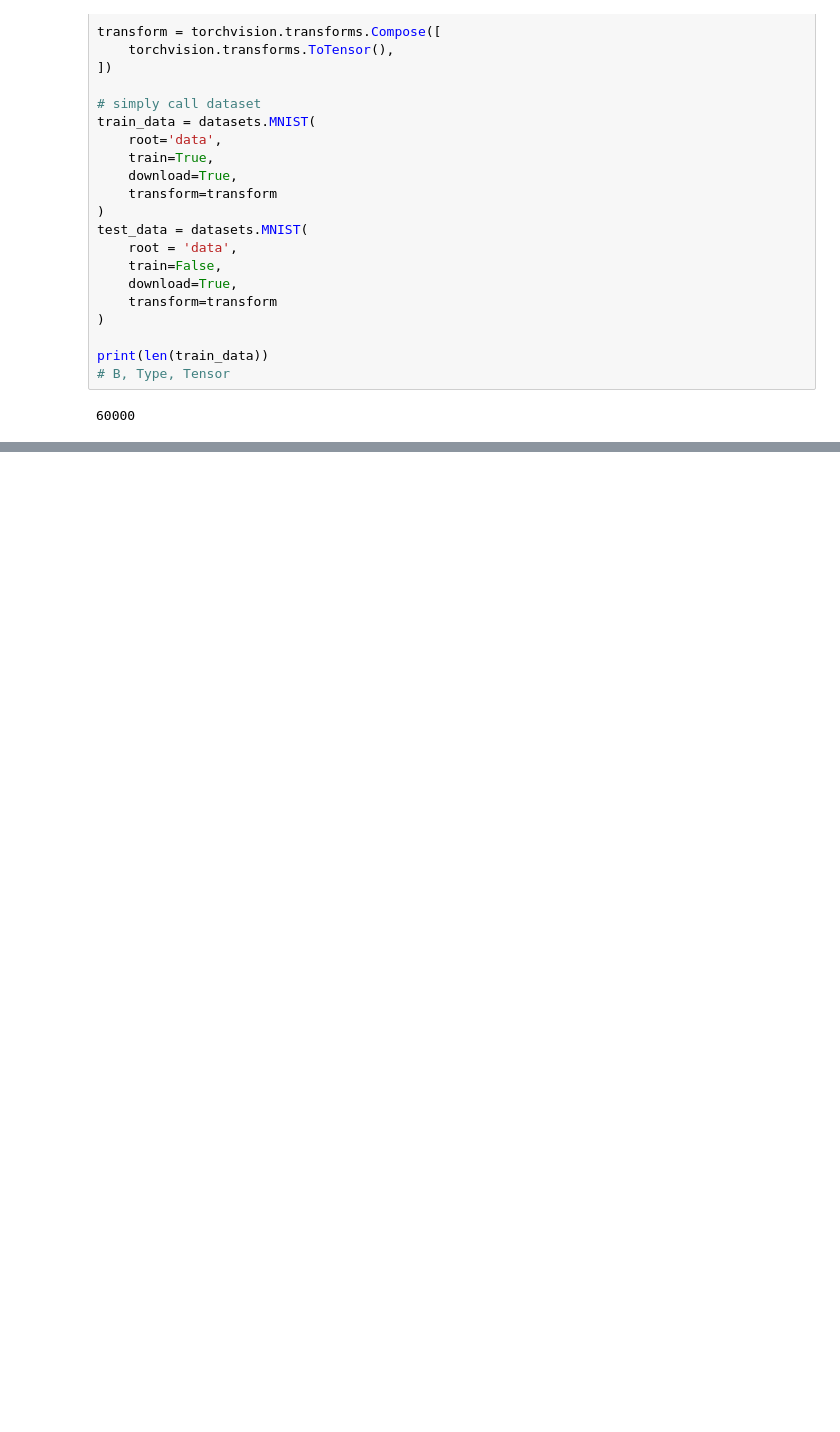
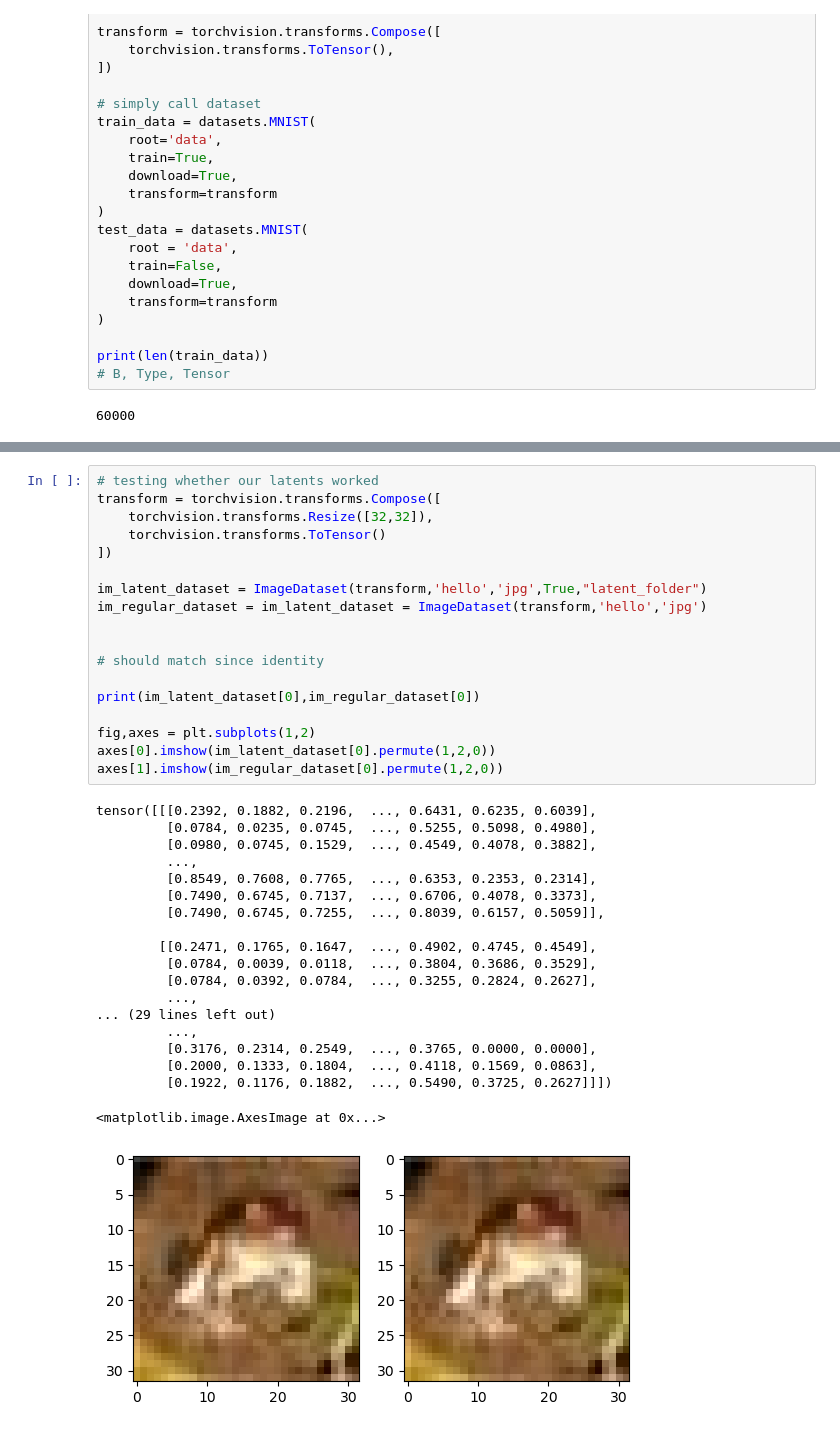
Before and after one commit to chuckles201/ResearchCyclePipe, a Jupyter notebook: examples.ipynb, the cells around one changed output, grey strips where cells are left out. Saved outputs shown, nothing was run; the diff lists cells and outputs as text; blank space fills up the shorter version.

```diff
--- a/examples.ipynb
+++ b/examples.ipynb
@@ -169,0 +207,38 @@ Model-Assigned:  tensor(0.9999, device='cuda:0', grad_fn=<SelectBackward0>)
+# %%
+# testing whether our latents worked
+transform = torchvision.transforms.Compose([
+    torchvision.transforms.Resize([32,32]),
+    torchvision.transforms.ToTensor()
+])
+
+im_latent_dataset = ImageDataset(transform,'hello','jpg',True,"latent_folder")
+im_regular_dataset = im_latent_dataset = ImageDataset(transform,'hello','jpg')
+
+
+# should match since identity
+
+print(im_latent_dataset[0],im_regular_dataset[0])
+
+fig,axes = plt.subplots(1,2)
+axes[0].imshow(im_latent_dataset[0].permute(1,2,0))
+axes[1].imshow(im_regular_dataset[0].permute(1,2,0))
+# %% [output]
+tensor([[[0.2392, 0.1882, 0.2196,  ..., 0.6431, 0.6235, 0.6039],
+         [0.0784, 0.0235, 0.0745,  ..., 0.5255, 0.5098, 0.4980],
+         [0.0980, 0.0745, 0.1529,  ..., 0.4549, 0.4078, 0.3882],
+         ...,
+         [0.8549, 0.7608, 0.7765,  ..., 0.6353, 0.2353, 0.2314],
+         [0.7490, 0.6745, 0.7137,  ..., 0.6706, 0.4078, 0.3373],
+         [0.7490, 0.6745, 0.7255,  ..., 0.8039, 0.6157, 0.5059]],
+
+        [[0.2471, 0.1765, 0.1647,  ..., 0.4902, 0.4745, 0.4549],
+         [0.0784, 0.0039, 0.0118,  ..., 0.3804, 0.3686, 0.3529],
+         [0.0784, 0.0392, 0.0784,  ..., 0.3255, 0.2824, 0.2627],
+         ...,
+... (29 lines left out)
+         ...,
+         [0.3176, 0.2314, 0.2549,  ..., 0.3765, 0.0000, 0.0000],
+         [0.2000, 0.1333, 0.1804,  ..., 0.4118, 0.1569, 0.0863],
+         [0.1922, 0.1176, 0.1882,  ..., 0.5490, 0.3725, 0.2627]]])
+<matplotlib.image.AxesImage at 0x...>
+[figure, added]
```
Also changed, not shown: parts of 8 cells of this notebook, 4 other files.
